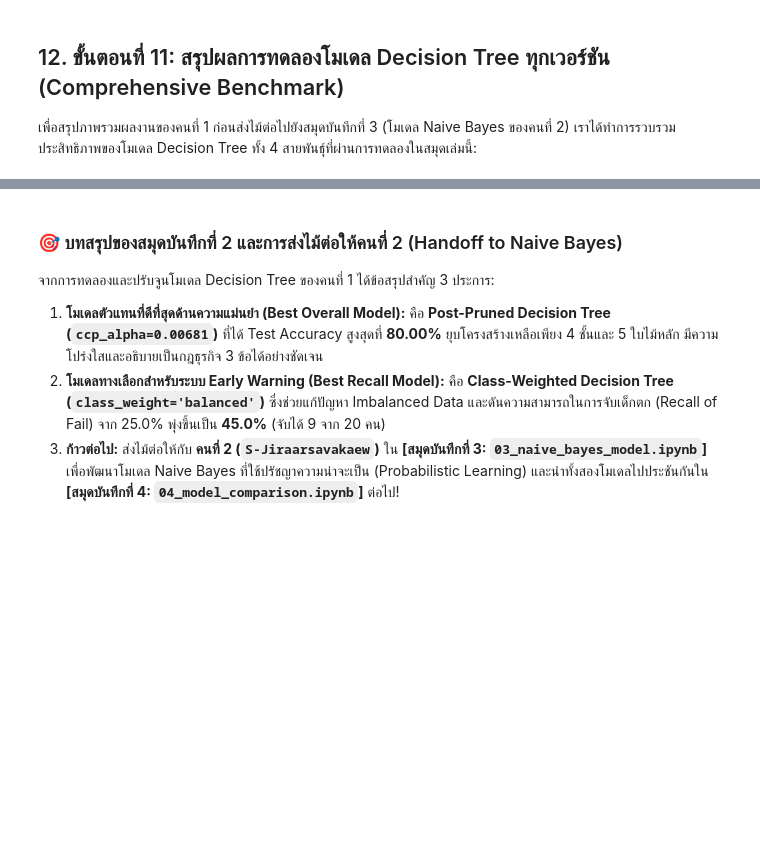
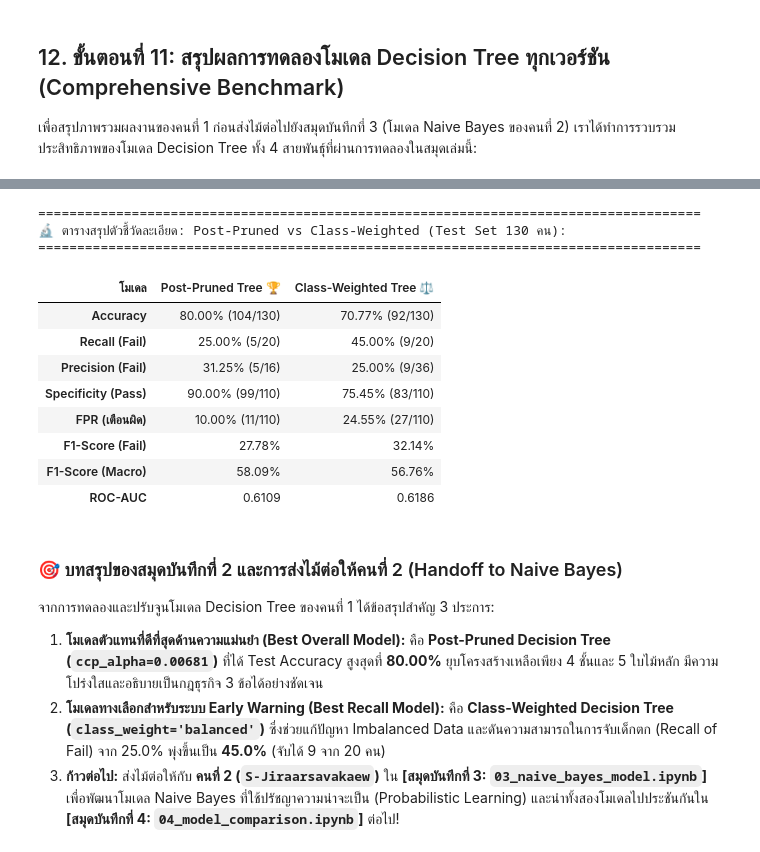
Before and after one commit to bosskitti/student-grade-prediction, a Jupyter notebook: notebooks/02_decision_tree_model.ipynb, the cells around one changed output, grey strips where cells are left out. Drawn from its saved outputs; the diff is of its cells as text; code cells hidden in the pictures; blank space fills up the shorter version.

Commit message:
docs: add verified detailed metric comparison table and code to notebook 02

```diff
--- a/notebooks/02_decision_tree_model.ipynb
+++ b/notebooks/02_decision_tree_model.ipynb
@@ -496,3 +510,48 @@ summary_benchmark
+# %%
+# 2. คำนวณและแสดงตารางเปรียบเทียบตัวชี้วัดเชิงลึก (Detailed Metrics Table)
+models_detail = {
+    'Post-Pruned Tree 🏆': dt_post,
+    'Class-Weighted Tree ⚖️': dt_weighted
+}
+
+detail_rows = []
+for name, m in models_detail.items():
+    yp = m.predict(X_test)
+    yprob = m.predict_proba(X_test)[:, 1]
+    c_mat = confusion_matrix(y_test, yp)
+    tp, fn = c_mat[0, 0], c_mat[0, 1]
+    fp, tn = c_mat[1, 0], c_mat[1, 1]
+
+    detail_rows.append({
+        'โมเดล': name,
+        'Accuracy': f"{accuracy_score(y_test, yp)*100:.2f}% ({tp+tn}/130)",
+        'Recall (Fail)': f"{recall_score(y_test, yp, pos_label=0)*100:.2f}% ({tp}/20)",
+        'Precision (Fail)': f"{precision_score(y_test, yp, pos_label=0)*100:.2f}% ({tp}/{tp+fp})",
+        'Specificity (Pass)': f"{(tn/(tn+fp))*100:.2f}% ({tn}/110)",
+        'FPR (เตือนผิด)': f"{(fp/(fp+tn))*100:.2f}% ({fp}/110)",
+        'F1-Score (Fail)': f"{f1_score(y_test, yp, pos_label=0)*100:.2f}%",
+        'F1-Score (Macro)': f"{f1_score(y_test, yp, average='macro')*100:.2f}%",
+        'ROC-AUC': f"{roc_auc_score(y_test, yprob):.4f}"
+    })
+
+df_detail = pd.DataFrame(detail_rows).set_index('โมเดล')
+print('=' * 85)
+print('🔬 ตารางสรุปตัวชี้วัดละเอียด: Post-Pruned vs Class-Weighted (Test Set 130 คน):')
+print('=' * 85)
+df_detail.T
+# %% [output]
+=====================================================================================
+🔬 ตารางสรุปตัวชี้วัดละเอียด: Post-Pruned vs Class-Weighted (Test Set 130 คน):
+=====================================================================================
+| โมเดล | Post-Pruned Tree 🏆 | Class-Weighted Tree ⚖️ |
+| Accuracy | 80.00% (104/130) | 70.77% (92/130) |
+| Recall (Fail) | 25.00% (5/20) | 45.00% (9/20) |
+| Precision (Fail) | 31.25% (5/16) | 25.00% (9/36) |
+| Specificity (Pass) | 90.00% (99/110) | 75.45% (83/110) |
+| FPR (เตือนผิด) | 10.00% (11/110) | 24.55% (27/110) |
+| F1-Score (Fail) | 27.78% | 32.14% |
+| F1-Score (Macro) | 58.09% | 56.76% |
+| ROC-AUC | 0.6109 | 0.6186 |
 # %% [markdown]
 ### 🎯 บทสรุปของสมุดบันทึกที่ 2 และการส่งไม้ต่อให้คนที่ 2 (Handoff to Naive Bayes)
 จากการทดลองและปรับจูนโมเดล Decision Tree ของคนที่ 1 ได้ข้อสรุปสำคัญ 3 ประการ:
```
Also changed, not shown: parts of 2 cells of this notebook.
